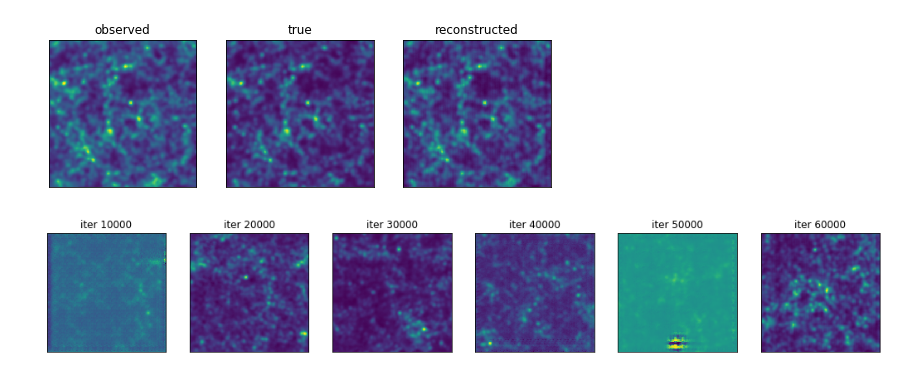
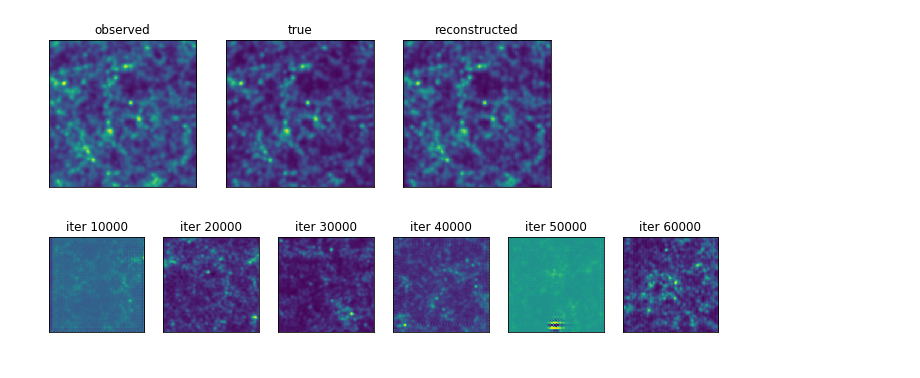
Before and after one commit to knmoriwaki/IM2IM, a Jupyter notebook: plot.ipynb, the cells around one changed output. Cells and saved outputs as stored; diff of their text form; code cells hidden in the pictures.

Commit message:
add images

```diff
--- a/plot.ipynb
+++ b/plot.ipynb
@@ -54,17 +55,19 @@ for i, (d, l) in enumerate(zip(data, label_list)):
 # %%
 # reproduced mapp
 freq = 10000
 nmap = 6
 
-plt.figure(figsize=(nmap*3, 3))
+plt.figure(figsize=(nmap*2, 2))
 for i in range(nmap):
     iter = freq * (i+1)
     fname = "{}/iter_{:d}.fits".format(output_dir, iter)
     data = fits.open( fname )[0].data
 
     ax = plt.subplot2grid((1,nmap), (0,i))
     ax.tick_params(labelbottom=False, labelleft=False, bottom=False, left=False)
     plt.title("iter {:d}".format(iter))
     im = plt.imshow(data, interpolation="none")
+
+plt.savefig("training_iter.png")
 # %% [output]
-[figure, old version]
+[figure, new version]
```
Also changed, not shown: parts of 2 cells of this notebook, 1 other file.
